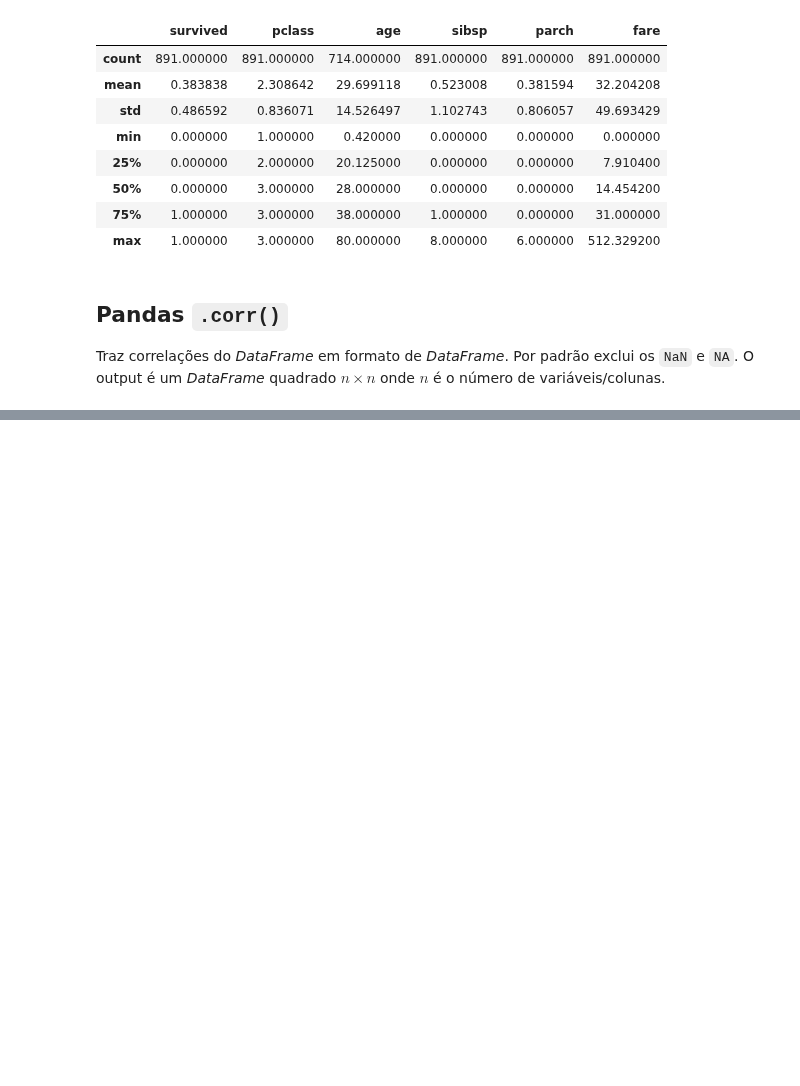
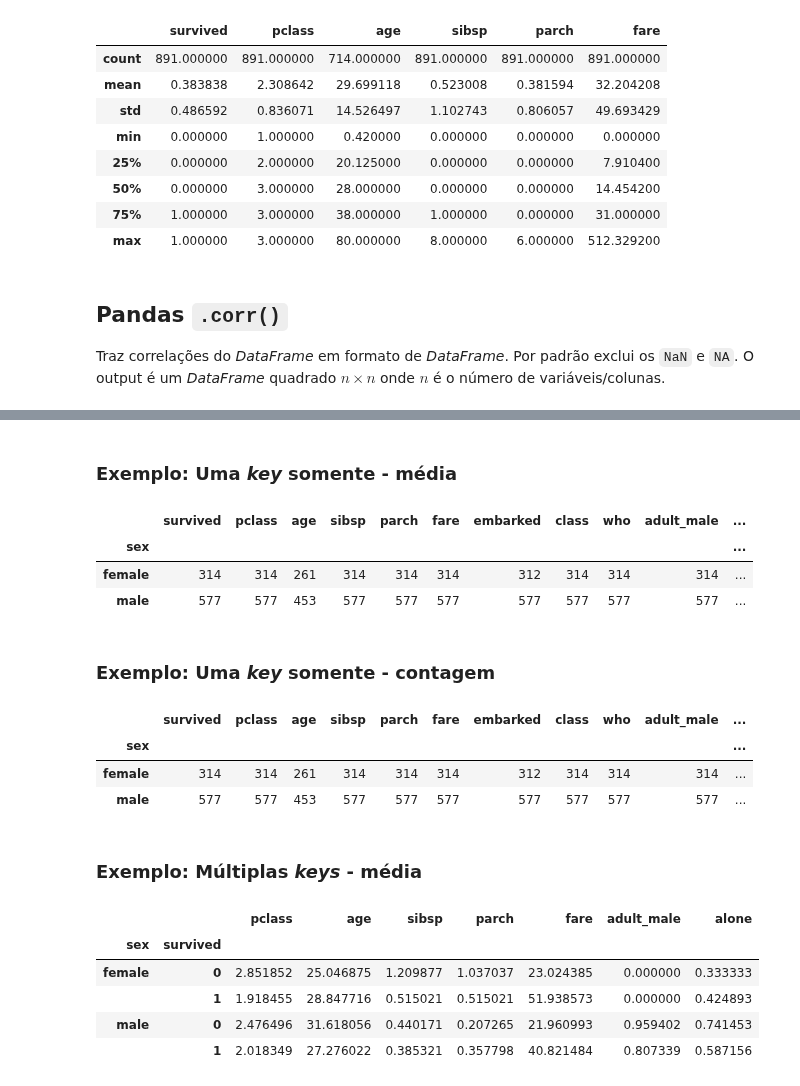
Before and after one commit to storopoli/ciencia-de-dados, a Jupyter notebook: notebooks/Aula_8_pandas_estatistica.ipynb, the cells around one changed output, grey strips where cells are left out. Saved outputs shown, nothing was run; the diff lists cells and outputs as text; code cells hidden in the pictures; blank space fills up the shorter version.

```diff
--- a/notebooks/Aula_8_pandas_estatistica.ipynb
+++ b/notebooks/Aula_8_pandas_estatistica.ipynb
@@ -271,2 +288,31 @@ https://medium.com/@naomi.fridman/pandas-groupby-explained-with-titanic-6a1c47eb
 # %% [markdown]
 ![pandas-groupby](https://static.packt-cdn.com/products/9781783985128/graphics/5128OS_09_01.jpg)
+# %% [markdown]
+### Exemplo: Uma *key* somente - média
+# %%
+titanic.groupby('sex').mean()
+# %% [output]
+|  | survived | pclass | age | sibsp | parch | fare | embarked | class | who | adult_male | ... |
+| sex |  |  |  |  |  |  |  |  |  |  | ... |
+| female | 314 | 314 | 261 | 314 | 314 | 314 | 312 | 314 | 314 | 314 | ... |
+| male | 577 | 577 | 453 | 577 | 577 | 577 | 577 | 577 | 577 | 577 | ... |
+# %% [markdown]
+### Exemplo: Uma *key* somente - contagem
+# %%
+titanic.groupby('sex').count()
+# %% [output]
+|  | survived | pclass | age | sibsp | parch | fare | embarked | class | who | adult_male | ... |
+| sex |  |  |  |  |  |  |  |  |  |  | ... |
+| female | 314 | 314 | 261 | 314 | 314 | 314 | 312 | 314 | 314 | 314 | ... |
+| male | 577 | 577 | 453 | 577 | 577 | 577 | 577 | 577 | 577 | 577 | ... |
+# %% [markdown]
+### Exemplo: Múltiplas *keys* - média
+# %%
+titanic.groupby(['sex', 'survived']).mean()
+# %% [output]
+|  |  | pclass | age | sibsp | parch | fare | adult_male | alone |
+| sex | survived |  |  |  |  |  |  |  |
+| female | 0 | 2.851852 | 25.046875 | 1.209877 | 1.037037 | 23.024385 | 0.000000 | 0.333333 |
+|  | 1 | 1.918455 | 28.847716 | 0.515021 | 0.515021 | 51.938573 | 0.000000 | 0.424893 |
+| male | 0 | 2.476496 | 31.618056 | 0.440171 | 0.207265 | 21.960993 | 0.959402 | 0.741453 |
+|  | 1 | 2.018349 | 27.276022 | 0.385321 | 0.357798 | 40.821484 | 0.807339 | 0.587156 |
```
Also changed, not shown: parts of 20 cells of this notebook, 3 other files.
